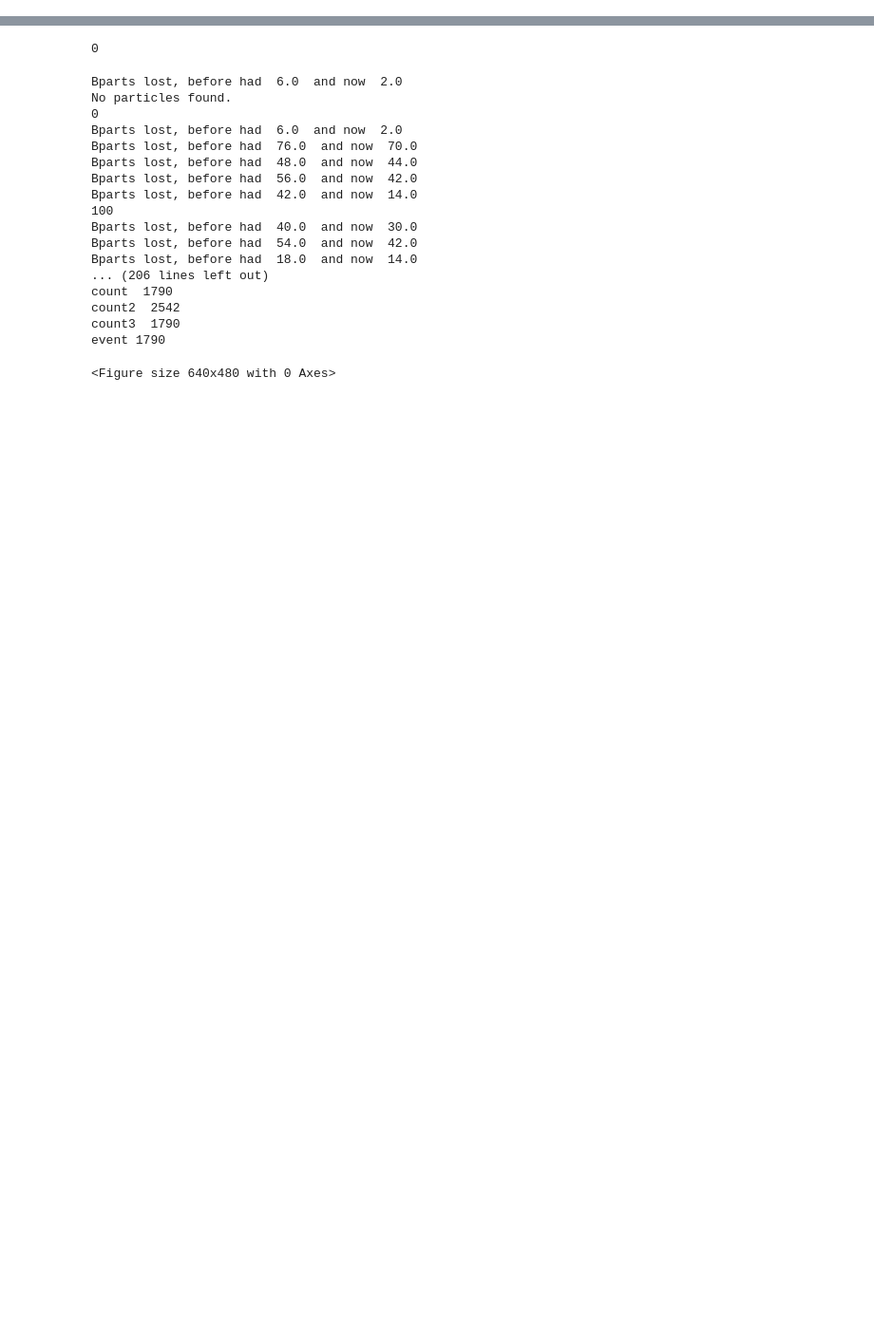
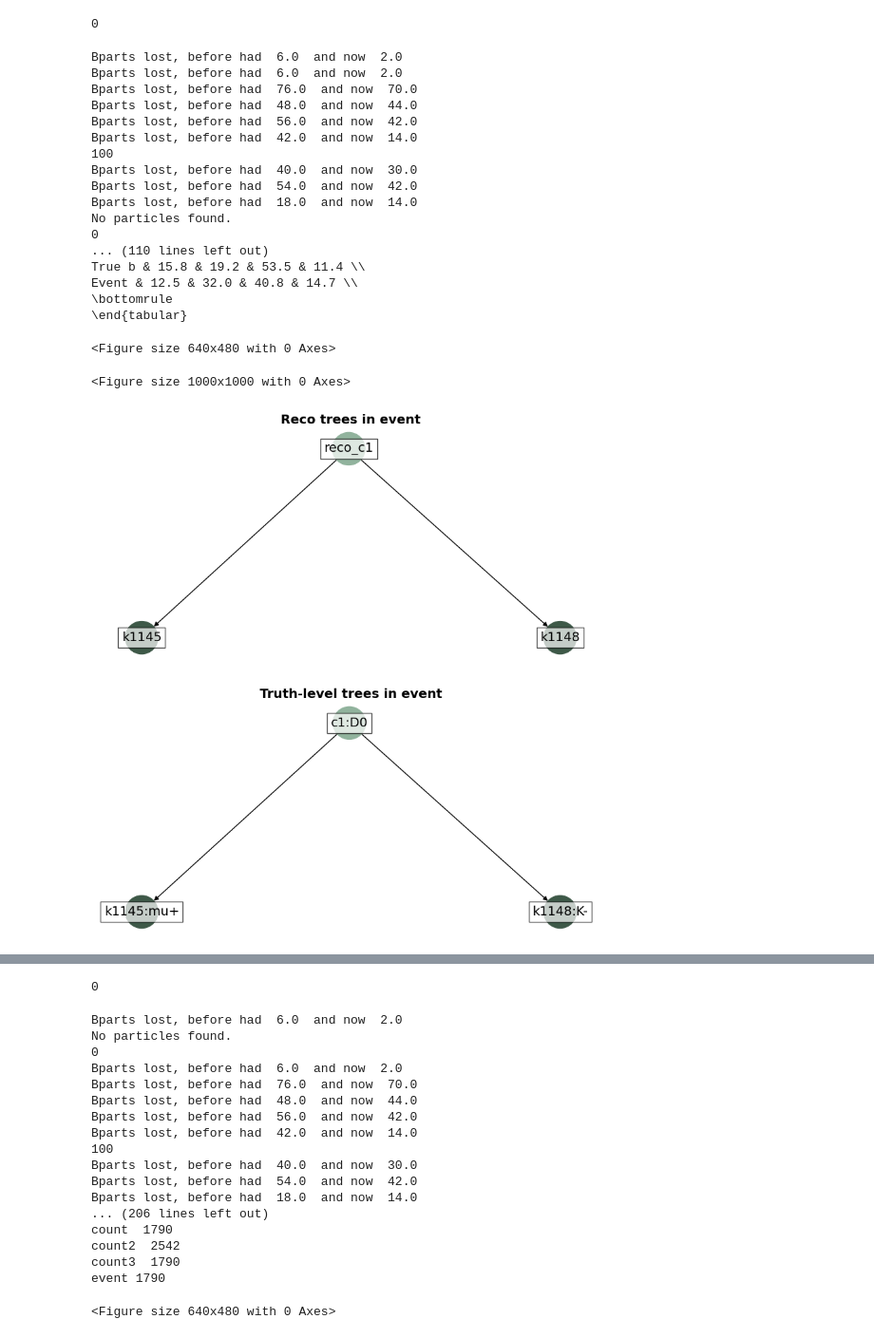
Before and after one commit to willsutcliffe/scalable_mtl_hgnn, a Jupyter notebook: Refactoring_perf.ipynb, the cells around one changed output, grey strips where cells are left out. Shown at 95% size. Cells and saved outputs as stored; diff of their text form; code cells hidden in the pictures; blank space fills up the shorter version.

Commit message:
refactored performance evaluation into Performance class, prepared configs

```diff
--- a/Refactoring_perf.ipynb
+++ b/Refactoring_perf.ipynb
@@ -19,4 +39,4 @@ from wmpgnn.configs.config_loader import ConfigLoader
 from wmpgnn.datasets.data_handler import DataHandler
 # Load the configuration
 config_loader = ConfigLoader("config_files/heteromp_gnn_inference.yaml", environment_prefix="DL")
-#config_loader = ConfigLoader("config_files/mp_gnn_inference.yaml", environment_prefix="DL")
+config_loader = ConfigLoader("config_files/mp_gnn_inference.yaml", environment_prefix="DL")
@@ -23,2 +45,26 @@ config_loader = ConfigLoader("config_files/heteromp_gnn_inference.yaml", environ
 # %%
-import pandas as pd
+perf = Performance(config_loader)
+# %%
+perf.evaluate_reco_performance(event_max=1000)
+# %% [output]
+0
+Bparts lost, before had  6.0  and now  2.0
+Bparts lost, before had  6.0  and now  2.0
+Bparts lost, before had  76.0  and now  70.0
+Bparts lost, before had  48.0  and now  44.0
+Bparts lost, before had  56.0  and now  42.0
+Bparts lost, before had  42.0  and now  14.0
+100
+Bparts lost, before had  40.0  and now  30.0
+Bparts lost, before had  54.0  and now  42.0
+Bparts lost, before had  18.0  and now  14.0
+No particles found.
+0
+... (110 lines left out)
+True b & 15.8 & 19.2 & 53.5 & 11.4 \\
+Event & 12.5 & 32.0 & 40.8 & 14.7 \\
+\bottomrule
+\end{tabular}
+<Figure size 640x480 with 0 Axes>
+<Figure size 1000x1000 with 0 Axes>
+[figure, added]
```
Also changed, not shown: parts of 21 cells of this notebook, 3 other files.
